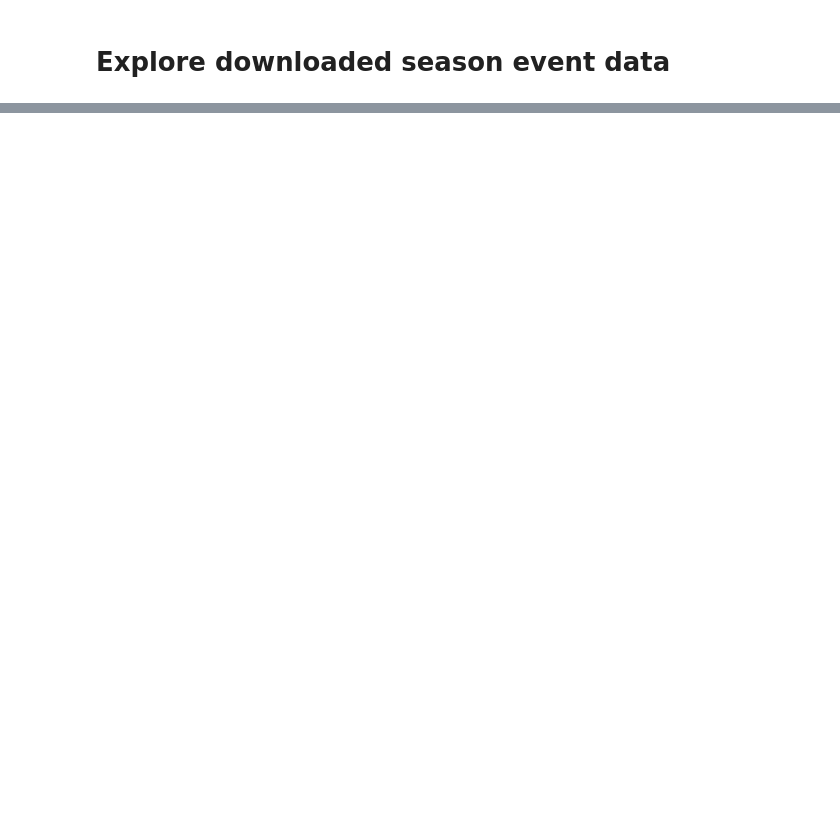
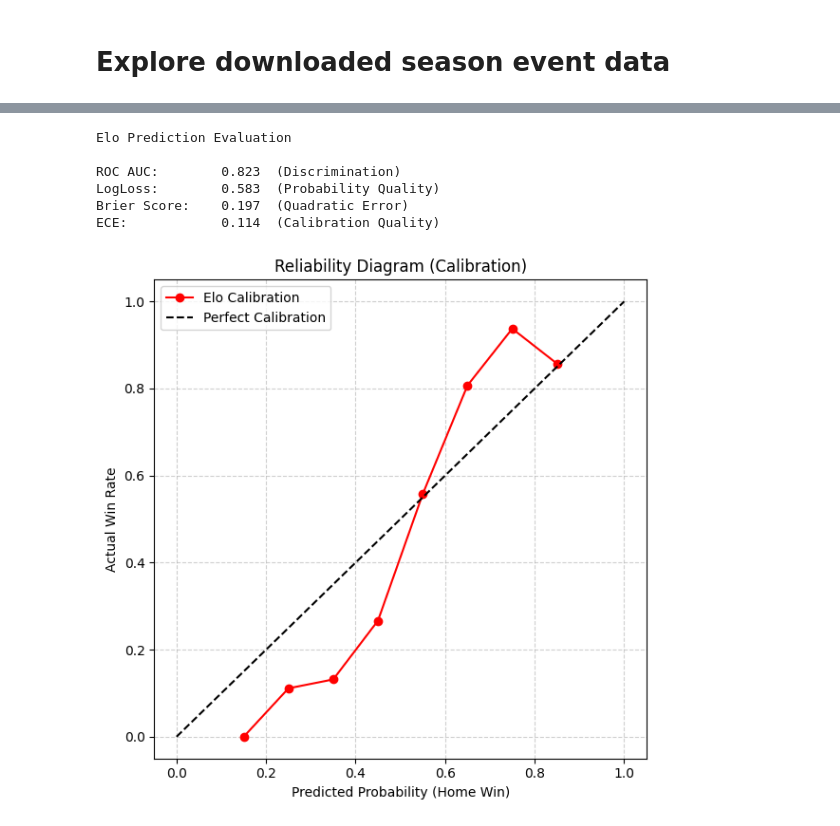
Before and after one commit to mad4ms/SportradarDatacoreAPI, a Jupyter notebook: notebooks/explore_season_events.ipynb, the cells around one changed output, grey strips where cells are left out. Drawn from its saved outputs; the diff is of its cells as text; code cells hidden in the pictures; blank space fills up the shorter version.

```diff
--- a/notebooks/explore_season_events.ipynb
+++ b/notebooks/explore_season_events.ipynb
@@ -138,0 +576,57 @@ display(df.columns)
+# %%
+import numpy as np
+import pandas as pd
+import matplotlib.pyplot as plt
+import seaborn as sns
+from sklearn.metrics import roc_auc_score, log_loss, brier_score_loss
+
+# Zielvariable binär kodieren (nur Heimsiege vs. keine Heimsiege)
+y_true = (df_pred['actual_result'] == 1.0).astype(int)
+y_prob = df_pred['expected_home_win_prob']
+
+# === Klassifikationsmetriken ===
+roc = roc_auc_score(y_true, y_prob)
+ll = log_loss(y_true, y_prob)
+brier = brier_score_loss(y_true, y_prob)
+
+# === Expected Calibration Error (ECE) ===
+def compute_ece(df, n_bins=10):
+    bins = np.linspace(0, 1, n_bins + 1)
+    df['prob_bin'] = pd.cut(df['expected_home_win_prob'], bins=bins)
+    grouped = df.groupby('prob_bin')
+    bin_conf = grouped['expected_home_win_prob'].mean()
+    bin_acc = grouped['actual_result'].mean()
+    bin_size = grouped.size().values
+    ece = np.sum(np.abs(bin_conf - bin_acc) * bin_size) / bin_size.sum()
+    return ece, bin_conf, bin_acc, bins
+
+ece, bin_conf, bin_acc, bins = compute_ece(df_pred)
+
+# === Metriken ausgeben ===
+print("Elo Prediction Evaluation\n")
+print(f"ROC AUC:        {roc:.3f}  (Discrimination)")
+print(f"LogLoss:        {ll:.3f}  (Probability Quality)")
+print(f"Brier Score:    {brier:.3f}  (Quadratic Error)")
+print(f"ECE:            {ece:.3f}  (Calibration Quality)")
+
+# Reliability Diagram
+bin_centers = bins[:-1] + 0.05
+
+plt.figure(figsize=(6, 6))
+plt.plot(bin_centers, bin_acc, marker='o', label='Elo Calibration', color='red')
+plt.plot([0, 1], [0, 1], 'k--', label='Perfect Calibration')
+plt.xlabel('Predicted Probability (Home Win)')
+plt.ylabel('Actual Win Rate')
+plt.title('Reliability Diagram (Calibration)')
+plt.grid(True, linestyle='--', alpha=0.6)
+plt.legend()
+plt.tight_layout()
+plt.show()
+# %% [output]
+Elo Prediction Evaluation
+
+ROC AUC:        0.823  (Discrimination)
+LogLoss:        0.583  (Probability Quality)
+Brier Score:    0.197  (Quadratic Error)
+ECE:            0.114  (Calibration Quality)
+[figure, added]
```
Also changed, not shown: parts of 13 cells of this notebook, 3 other files.
